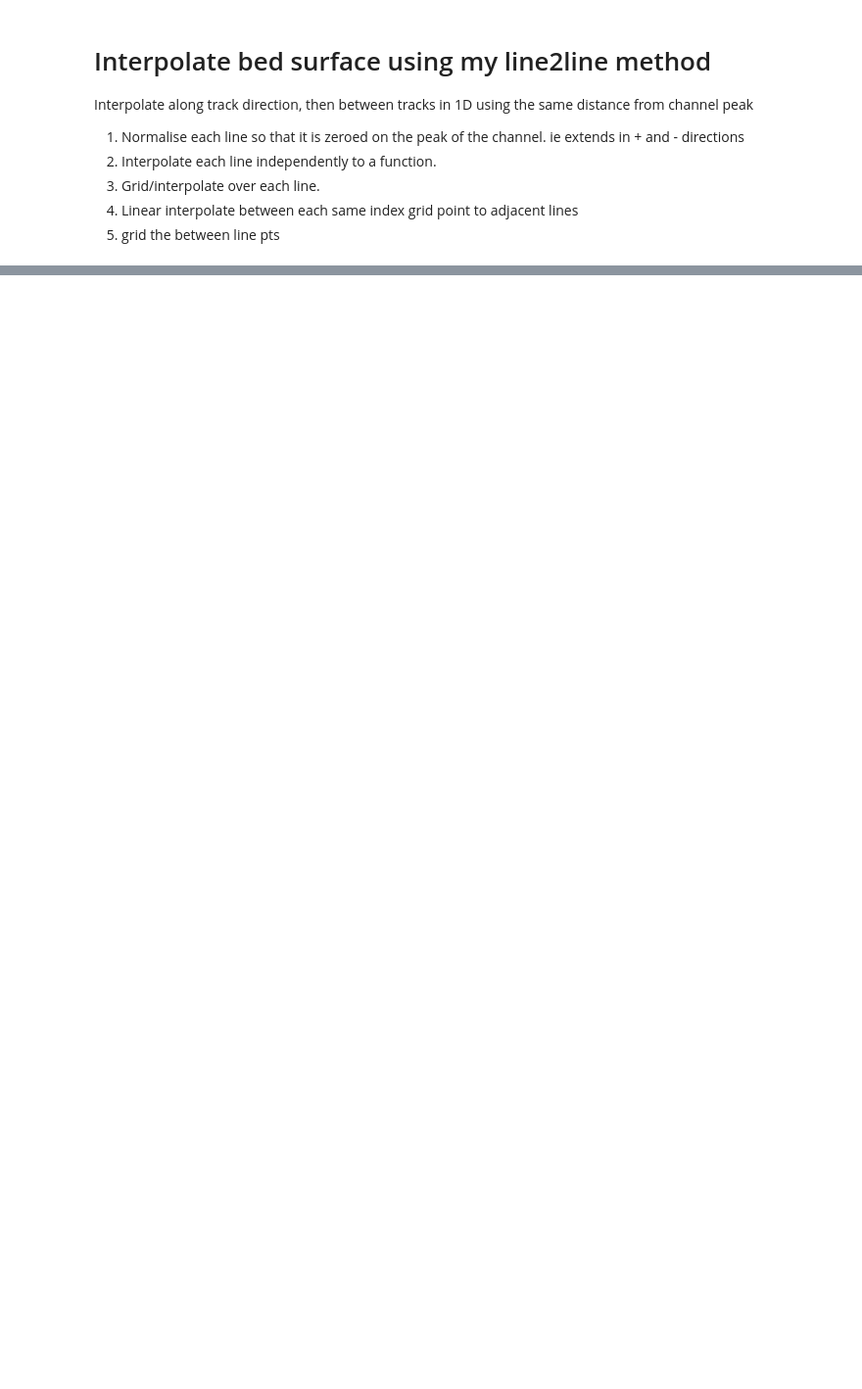
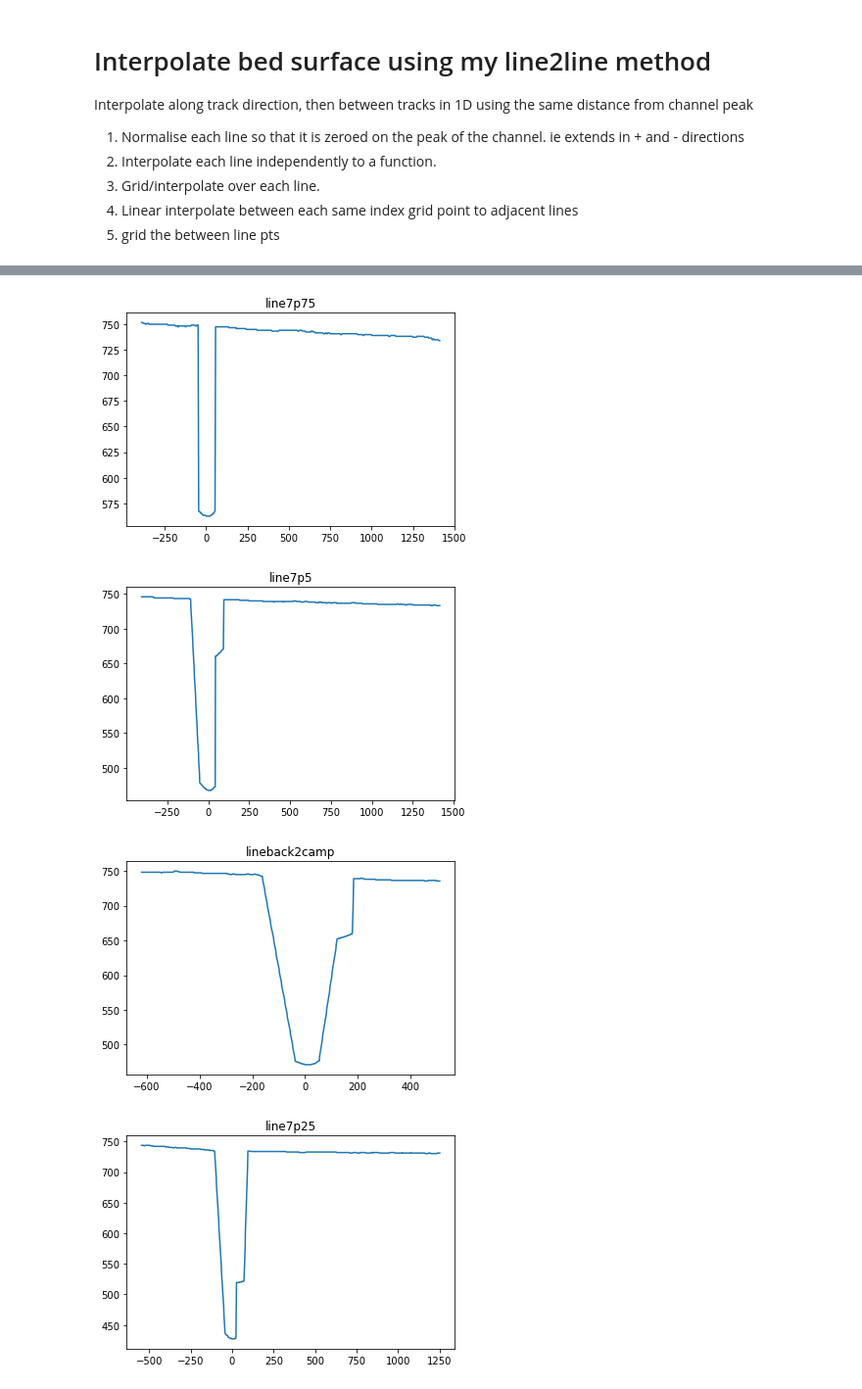
Before and after one commit to arrran/PhD_data_chapter, a Jupyter notebook: Jupyter/RADAR/RADAR_MAP/8_RADAR_bed_interpolate_line2line.ipynb, the cells around one changed output, grey strips where cells are left out. Shown at 98% size. Drawn from its saved outputs; the diff is of its cells as text; code cells hidden in the pictures; blank space fills up the shorter version.

```diff
--- a/Jupyter/RADAR/RADAR_MAP/8_RADAR_bed_interpolate_line2line.ipynb
+++ b/Jupyter/RADAR/RADAR_MAP/8_RADAR_bed_interpolate_line2line.ipynb
@@ -140,0 +64,4 @@ for reso in [20,50,100,150,200]:
+# %%
+#channel mins is the same method as in 11_RADAR_profile_possible_channel_locs.ipynb
+#its checked there
+channel_mins = {key:value.ice_thickn.idxmin() for key,value in cl.items()}
@@ -140,0 +104,18 @@ for reso in [20,50,100,150,200]:
+# %%
+for key,value in cl.items():
+    ineg1, ipos1 = channel_edges[key]
+    i0 = channel_mins[key]
+
+    value['distance_from_midchan'] = value.distan_cum - value.distan_cum.loc[channel_mins[key]]
+# %%
+# double check we've picked the right bits.
+for key,value in cl.items():
+    plt.figure()
+    plt.plot(value.distance_from_midchan,value.ice_thickn)
+    plt.title(key)
+    plt.show()
+# %% [output]
+[figure, added]
+[figure, added]
+[figure, added]
+[figure, added]
```
Also changed, not shown: parts of 49 cells of this notebook, 2 other files.
